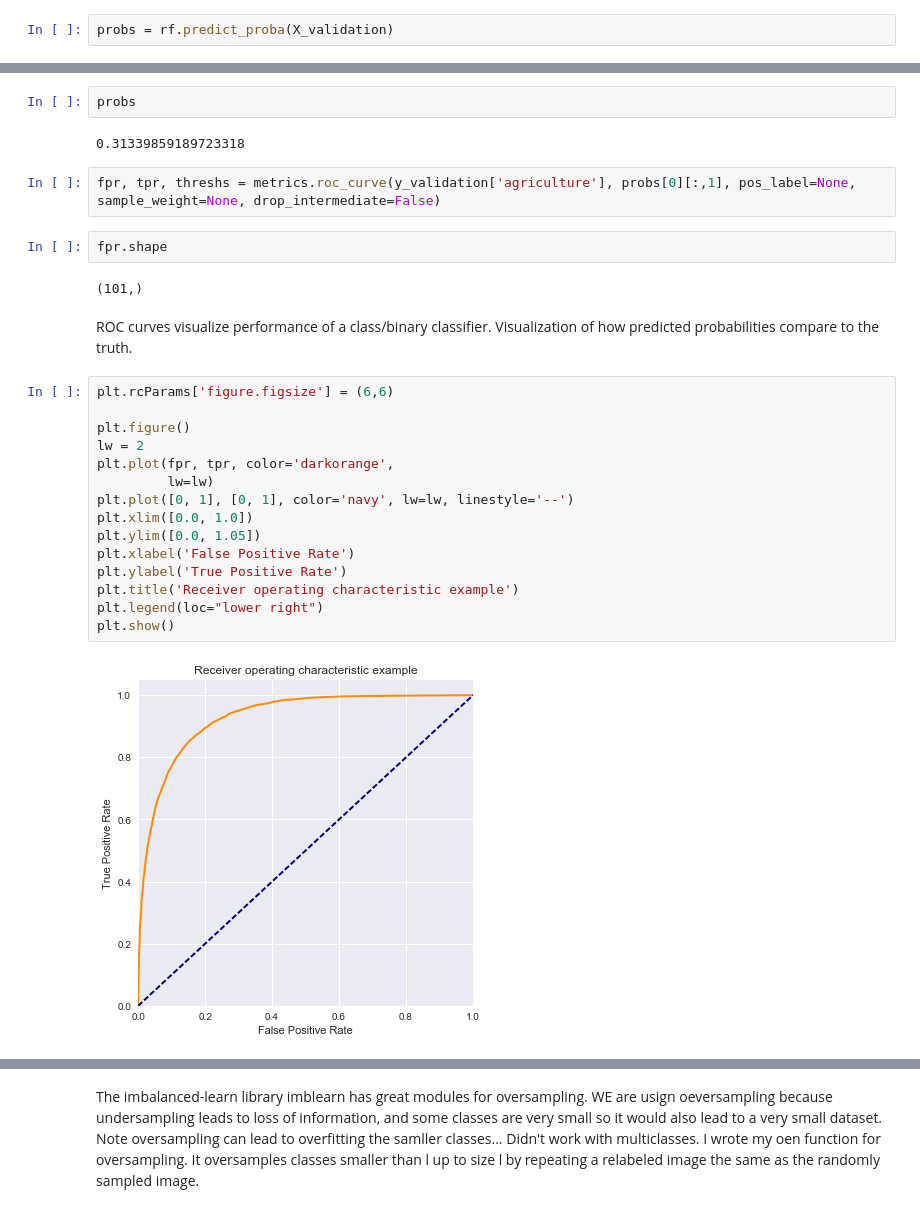
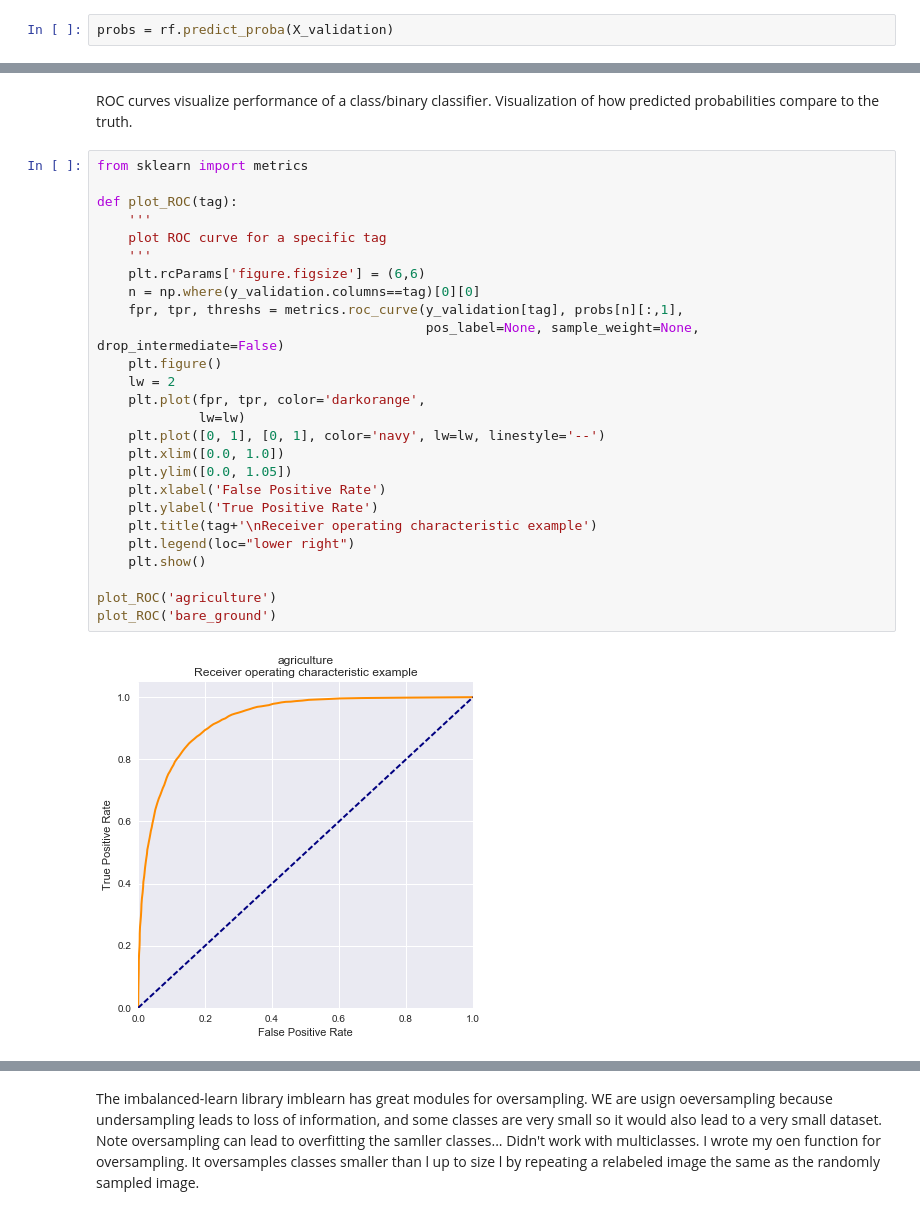
Before and after one commit to alineberry/kaggle_UnderstandingAmazonFromSpace, a Jupyter notebook: develop/claire-lab-notebook.ipynb, the cells around one changed output, grey strips where cells are left out. Saved outputs shown, nothing was run; the diff lists cells and outputs as text.

Commit message:
cleaned my notebook and got all plots to work

```diff
--- a/develop/claire-lab-notebook.ipynb
+++ b/develop/claire-lab-notebook.ipynb
@@ -324,29 +310,30 @@ probs_df.head()
-# %%
-probs
-# %% [output]
-0.31339859189723318
-# %%
-fpr, tpr, threshs = metrics.roc_curve(y_validation['agriculture'], probs[0][:,1], pos_label=None, sample_weight=None, drop_intermediate=False)
-# %%
-fpr.shape
-# %% [output]
-(101,)
 # %% [markdown]
 ROC curves visualize performance of a class/binary classifier. Visualization of how predicted probabilities compare to the truth.
 # %%
-plt.rcParams['figure.figsize'] = (6,6)
+from sklearn import metrics
 
-plt.figure()
-lw = 2
-plt.plot(fpr, tpr, color='darkorange',
-         lw=lw)
-plt.plot([0, 1], [0, 1], color='navy', lw=lw, linestyle='--')
-plt.xlim([0.0, 1.0])
-plt.ylim([0.0, 1.05])
-plt.xlabel('False Positive Rate')
-plt.ylabel('True Positive Rate')
-plt.title('Receiver operating characteristic example')
-plt.legend(loc="lower right")
-plt.show()
+def plot_ROC(tag):
+    '''
+    plot ROC curve for a specific tag
+    '''
+    plt.rcParams['figure.figsize'] = (6,6)
+    n = np.where(y_validation.columns==tag)[0][0]
+    fpr, tpr, threshs = metrics.roc_curve(y_validation[tag], probs[n][:,1],
+                                          pos_label=None, sample_weight=None, drop_intermediate=False)
+    plt.figure()
+    lw = 2
+    plt.plot(fpr, tpr, color='darkorange',
+             lw=lw)
+    plt.plot([0, 1], [0, 1], color='navy', lw=lw, linestyle='--')
+    plt.xlim([0.0, 1.0])
+    plt.ylim([0.0, 1.05])
+    plt.xlabel('False Positive Rate')
+    plt.ylabel('True Positive Rate')
+    plt.title(tag+'\nReceiver operating characteristic example')
+    plt.legend(loc="lower right")
+    plt.show()
+
+plot_ROC('agriculture')
+plot_ROC('bare_ground')
 # %% [output]
-[figure, old version]
+[figure, new version]
```
Also changed, not shown: parts of 24 cells of this notebook, 2 other files.
